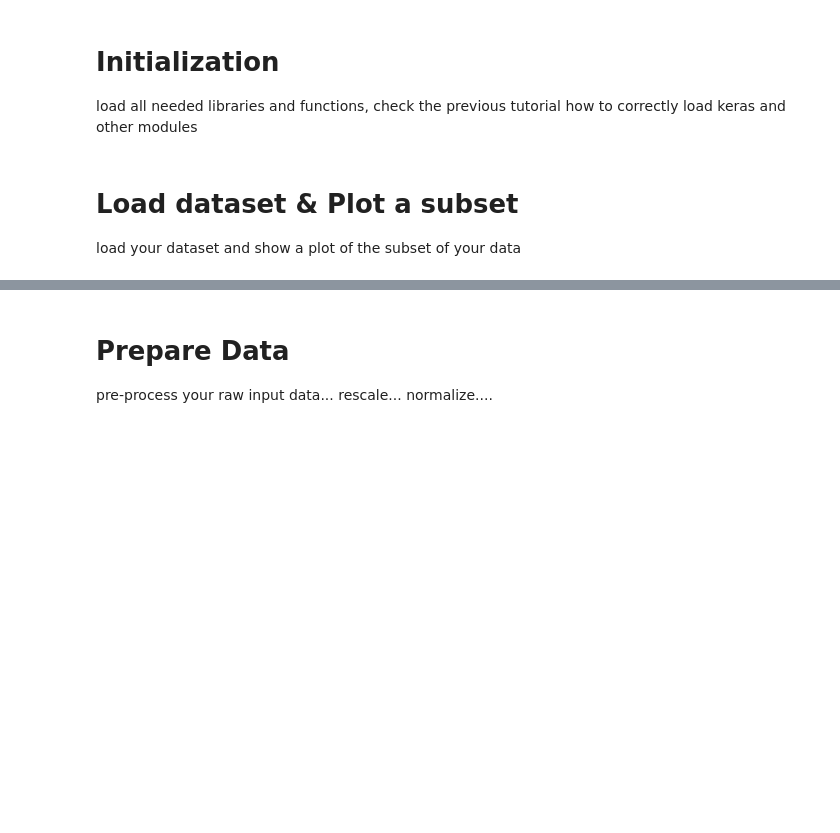
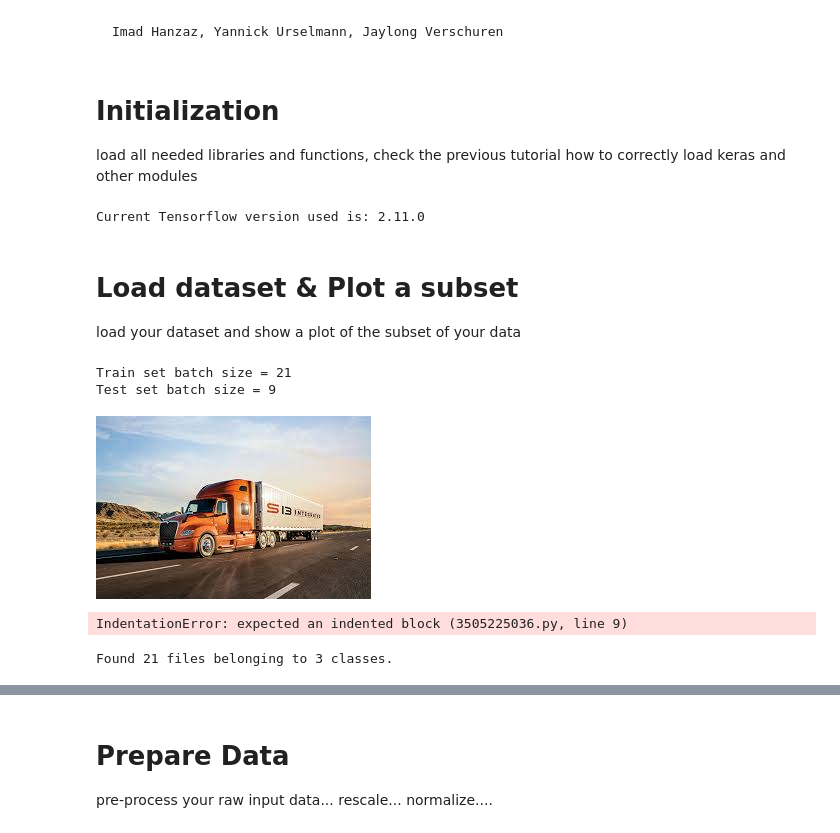
Before and after one commit to yannick1203/AIS_Group2, a Jupyter notebook: Assignment2/Code/PartC/Assignment2_PART_C.ipynb, the cells around one changed output, grey strips where cells are left out. Cells and saved outputs as stored; diff of their text form; code cells hidden in the pictures; blank space fills up the shorter version.

Commit message:
Start 2C

````diff
--- a/Assignment2/Code/PartC/Assignment2_PART_C.ipynb
+++ b/Assignment2/Code/PartC/Assignment2_PART_C.ipynb
@@ -42,9 +40,49 @@ You can start at the **"Explore Transfer Learning"** chapter, although you proba
+# %% [markdown]
+```
+Imad Hanzaz, Yannick Urselmann, Jaylong Verschuren
+```
 # %% [markdown]
 # Initialization
 
 load all needed libraries and functions,
 check the previous tutorial how to correctly load keras and other modules
+# %%
+import tensorflow as tf
+from keras.applications.vgg16 import preprocess_input
+from keras.applications.vgg16 import decode_predictions
+from keras.applications.vgg16 import VGG16
+import numpy as np
+import matplotlib.pyplot as plt
+import os
+import pathlib
+import PIL
+from pathlib import Path
+import imghdr
+from os import listdir
+from numpy import asarray
+from numpy import save
+
+print("Current Tensorflow version used is: " + tf.__version__)
+# %% [output]
+Current Tensorflow version used is: 2.11.0
 # %% [markdown]
 # Load dataset & Plot a subset
 
 load your dataset and show a plot of the subset of your data
+# %%
+train_data_dir = pathlib.Path("./trainDataset")
+test_data_dir = pathlib.Path("./testDataset")
+
+image_count_train = len(list(train_data_dir.glob('*/*.png')))
+image_count_test = len(list(test_data_dir.glob('*/*.png')))
+
+print('Train set batch size = ' + str(image_count_train))
+print('Test set batch size = ' + str(image_count_test))
+# %% [output]
+Train set batch size = 21
+Test set batch size = 9
+# %%
+truck = list(train_data_dir.glob('truck/*'))
+PIL.Image.open(str(truck[3]))
+# %% [output]
+[figure, added]
@@ -50,0 +116,36 @@ load your dataset and show a plot of the subset of your data
+# %%
+# define location of dataset
+folder = 'trainDataset/'
+photos, labels = list(), list()
+# enumerate files in the directory
+for file in listdir(folder):
+    # determine class
+    output = 0.0
+    if file.startswith('dog'):
+    output = 1.0
+    # load image
+    photo = load_img(folder + file, target_size=(200, 200))
+    # convert to numpy array
+    photo = img_to_array(photo)
+    # store
+    photos.append(photo)
+    labels.append(output)
+# convert to a numpy arrays
+photos = asarray(photos)
+labels = asarray(labels)
+print(photos.shape, labels.shape)
+# save the reshaped photos
+save('dogs_vs_cats_photos.npy', photos)
+save('dogs_vs_cats_labels.npy', labels)
+# %% [output]
+IndentationError: expected an indented block (3505225036.py, line 9)
+# %%
+# train data
+
+train_ds = tf.keras.utils.image_dataset_from_directory(
+    train_data_dir,
+    seed=123,
+    image_size=(150, 150),
+    batch_size=image_count_train)
+# %% [output]
+Found 21 files belonging to 3 classes.
````
Also changed, not shown: parts of 9 cells of this notebook, 32 other files.
